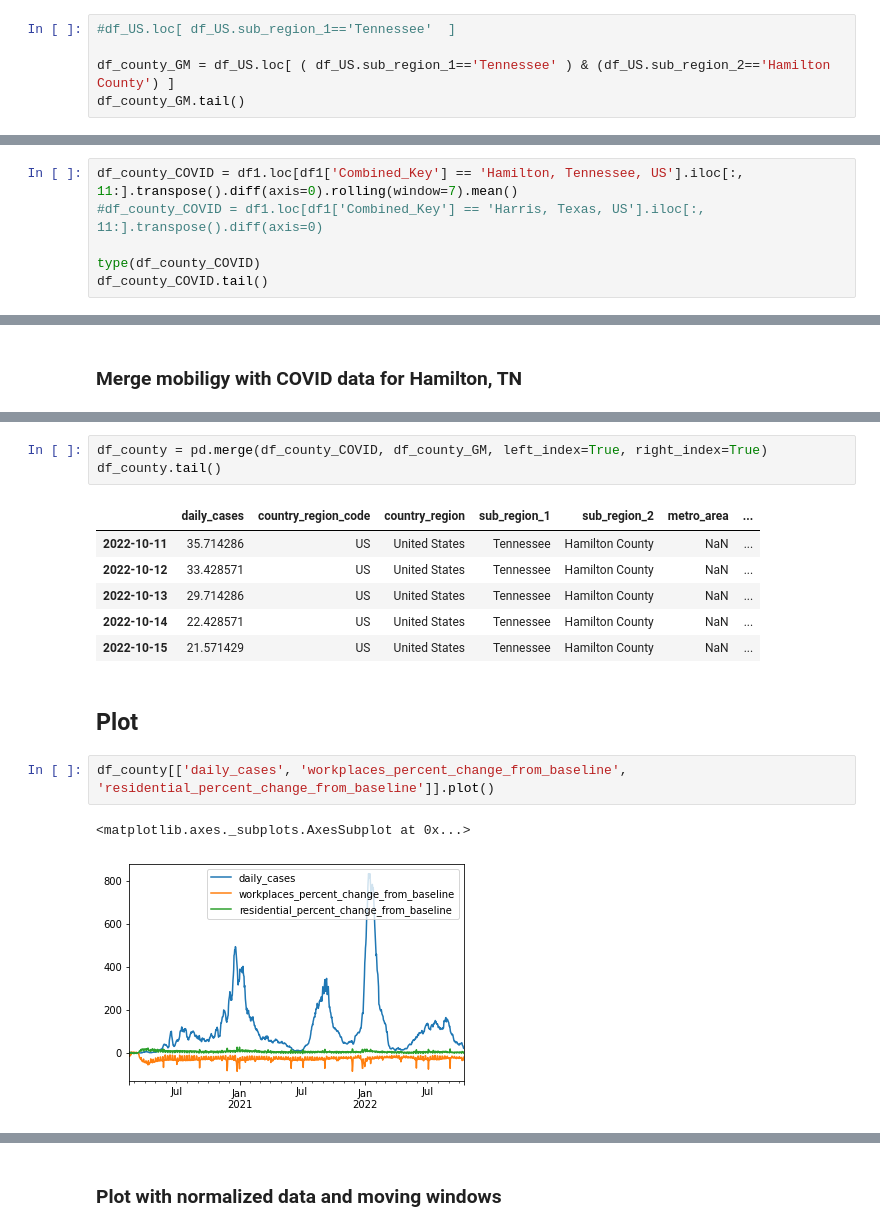
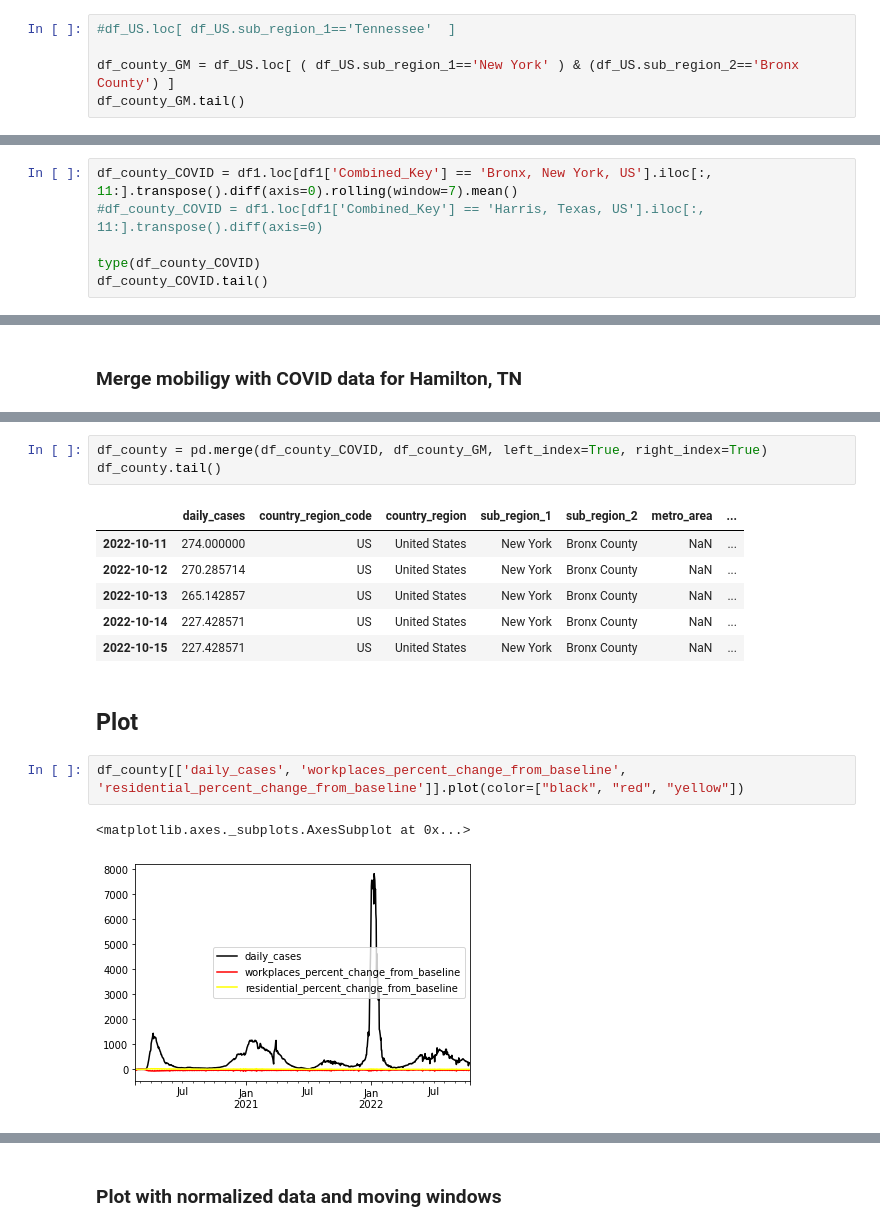
Before and after one commit to hongqin/Python-CoLab-bootcamp, a Jupyter notebook: Learn_Python_by_analying_covid19.ipynb, the cells around one changed output, grey strips where cells are left out. Saved outputs shown, nothing was run; the diff lists cells and outputs as text.

```diff
--- a/Learn_Python_by_analying_covid19.ipynb
+++ b/Learn_Python_by_analying_covid19.ipynb
@@ -544,7 +544,7 @@ DatetimeIndex(['2020-02-15', '2020-02-16', '2020-02-17', '2020-02-18',
 # %%
 #df_US.loc[ df_US.sub_region_1=='Tennessee'  ]
 
-df_county_GM = df_US.loc[ ( df_US.sub_region_1=='Tennessee' ) & (df_US.sub_region_2=='Hamilton County') ]
+df_county_GM = df_US.loc[ ( df_US.sub_region_1=='New York' ) & (df_US.sub_region_2=='Bronx County') ]
 df_county_GM.tail()
 # %% [output]
 |  | country_region_code | country_region | sub_region_1 | sub_region_2 | metro_area | iso_3166_2_code | ... |
@@ -557,7 +557,7 @@ df_county_GM.tail()
 # %% [markdown]
 ## Daily COVID at this specific county
 # %%
-df_county_COVID = df1.loc[df1['Combined_Key'] == 'Hamilton, Tennessee, US'].iloc[:, 11:].transpose().diff(axis=0).rolling(window=7).mean()
+df_county_COVID = df1.loc[df1['Combined_Key'] == 'Bronx, New York, US'].iloc[:, 11:].transpose().diff(axis=0).rolling(window=7).mean()
 #df_county_COVID = df1.loc[df1['Combined_Key'] == 'Harris, Texas, US'].iloc[:, 11:].transpose().diff(axis=0)
 
 type(df_county_COVID)
@@ -621,18 +621,18 @@ df_county = pd.merge(df_county_COVID, df_county_GM, left_index=True, right_index
 df_county.tail()
 # %% [output]
 |  | daily_cases | country_region_code | country_region | sub_region_1 | sub_region_2 | metro_area | ... |
-| 2022-10-11 | 35.714286 | US | United States | Tennessee | Hamilton County | NaN | ... |
-| 2022-10-12 | 33.428571 | US | United States | Tennessee | Hamilton County | NaN | ... |
-| 2022-10-13 | 29.714286 | US | United States | Tennessee | Hamilton County | NaN | ... |
-| 2022-10-14 | 22.428571 | US | United States | Tennessee | Hamilton County | NaN | ... |
-| 2022-10-15 | 21.571429 | US | United States | Tennessee | Hamilton County | NaN | ... |
+| 2022-10-11 | 274.000000 | US | United States | New York | Bronx County | NaN | ... |
+| 2022-10-12 | 270.285714 | US | United States | New York | Bronx County | NaN | ... |
+| 2022-10-13 | 265.142857 | US | United States | New York | Bronx County | NaN | ... |
+| 2022-10-14 | 227.428571 | US | United States | New York | Bronx County | NaN | ... |
+| 2022-10-15 | 227.428571 | US | United States | New York | Bronx County | NaN | ... |
 # %% [markdown]
 ## Plot
 # %%
-df_county[['daily_cases', 'workplaces_percent_change_from_baseline', 'residential_percent_change_from_baseline']].plot()
+df_county[['daily_cases', 'workplaces_percent_change_from_baseline', 'residential_percent_change_from_baseline']].plot(color=["black", "red", "yellow"])
 # %% [output]
 <matplotlib.axes._subplots.AxesSubplot at 0x...>
-[figure, old version]
+[figure, new version]
 # %%
 df_county[['daily_cases', 'workplaces_percent_change_from_baseline', 'residential_percent_change_from_baseline']].plot(subplots=True)
 # %% [output]
```
Also changed, not shown: parts of 14 cells of this notebook.
